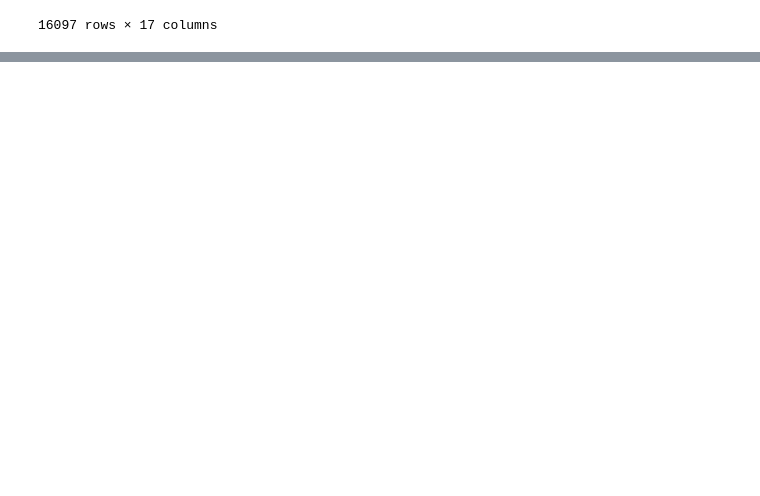
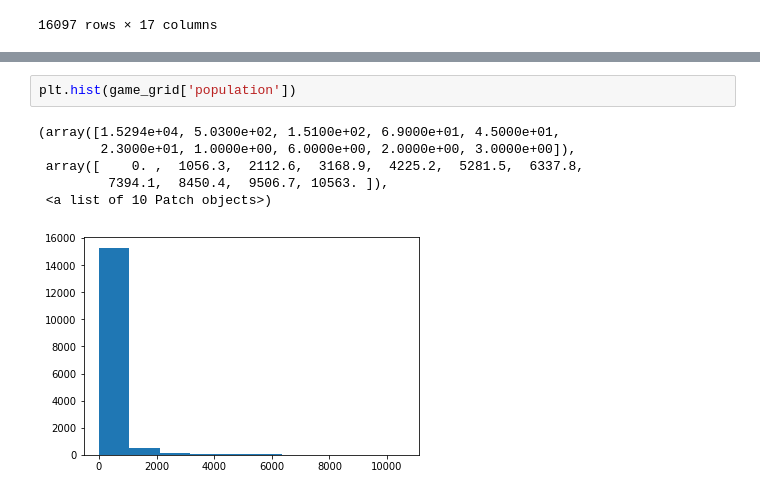
Before and after one commit to obhalerao/bwsi-remote-sensing-final-exercise-logistics, a Jupyter notebook: final_exercise_grid.ipynb, the cells around one changed output, grey strips where cells are left out. Saved outputs shown, nothing was run; the diff lists cells and outputs as text; blank space fills up the shorter version.

```diff
--- a/final_exercise_grid.ipynb
+++ b/final_exercise_grid.ipynb
@@ -107,0 +107,9 @@ ax2 = game_grid.plot(ax=ax)
+# %%
+plt.hist(game_grid['population'])
+# %% [output]
+(array([1.5294e+04, 5.0300e+02, 1.5100e+02, 6.9000e+01, 4.5000e+01,
+        2.3000e+01, 1.0000e+00, 6.0000e+00, 2.0000e+00, 3.0000e+00]),
+ array([    0. ,  1056.3,  2112.6,  3168.9,  4225.2,  5281.5,  6337.8,
+         7394.1,  8450.4,  9506.7, 10563. ]),
+ <a list of 10 Patch objects>)
+[figure, added]
```
Also changed, not shown: parts of 1 cell of this notebook.
